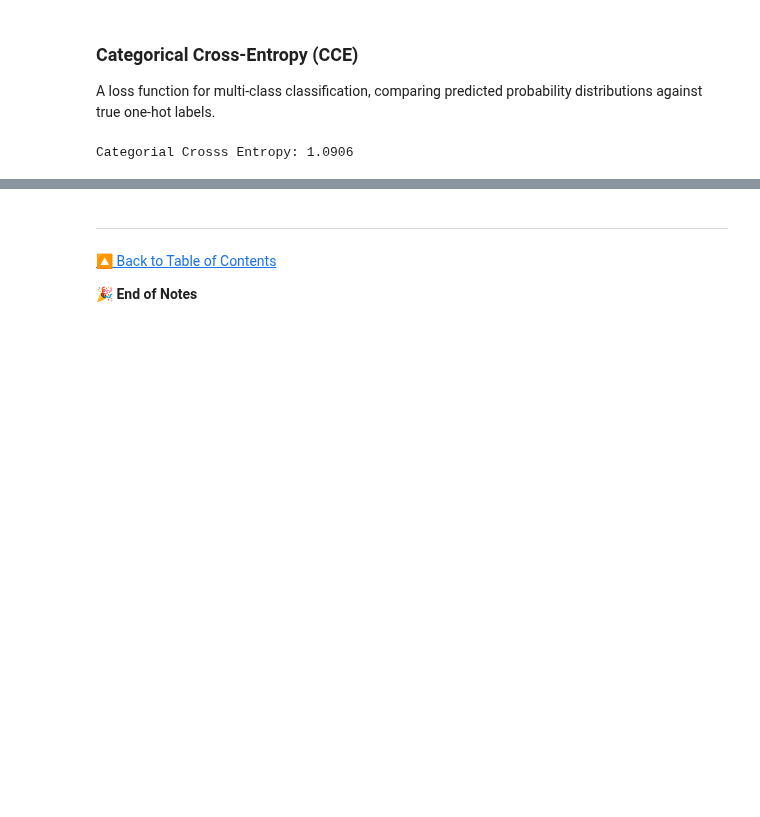
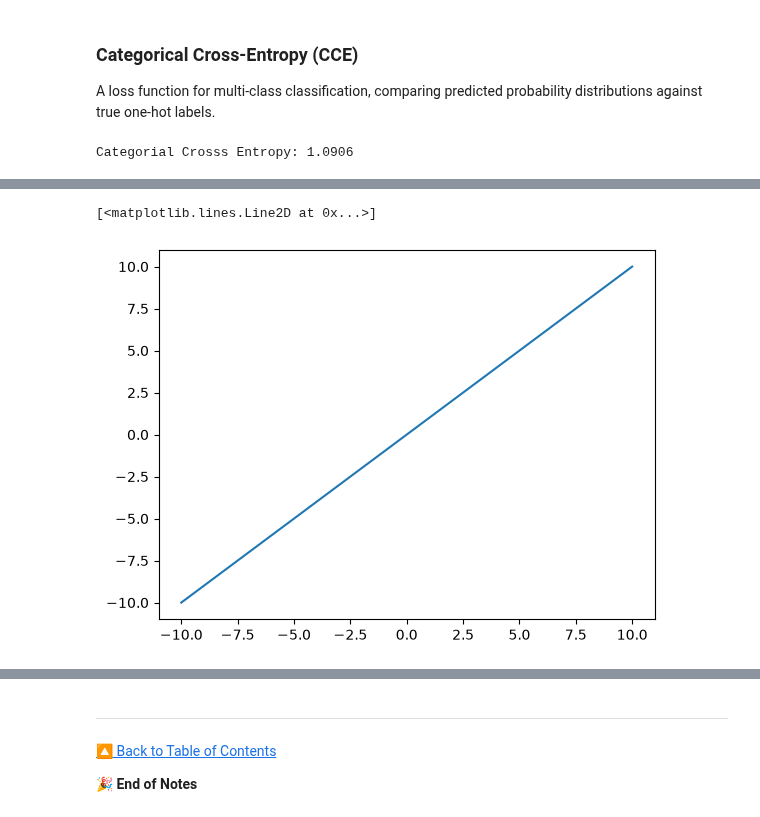
Before and after one commit to MuhammadNoman3405/Machine-Learning-Practice, a Jupyter notebook: Data Analysis With Python/NumPy_Complete_Notes.ipynb, the cells around one changed output, grey strips where cells are left out. Saved outputs shown, nothing was run; the diff lists cells and outputs as text; code cells hidden in the pictures; blank space fills up the shorter version.

```diff
--- a/Data Analysis With Python/NumPy_Complete_Notes.ipynb
+++ b/Data Analysis With Python/NumPy_Complete_Notes.ipynb
@@ -1234,0 +1302,9 @@ Categorial Crosss Entropy: 1.0906
+# %%
+# let try for the x=y 45 degree or straught line passing through the origin
+import matplotlib.pyplot as plt
+x=np.linspace(-10,10,100)
+y=x
+plt.plot(x,y)
+# %% [output]
+[<matplotlib.lines.Line2D at 0x...>]
+[figure, added]
```
Also changed, not shown: parts of 143 cells of this notebook.
